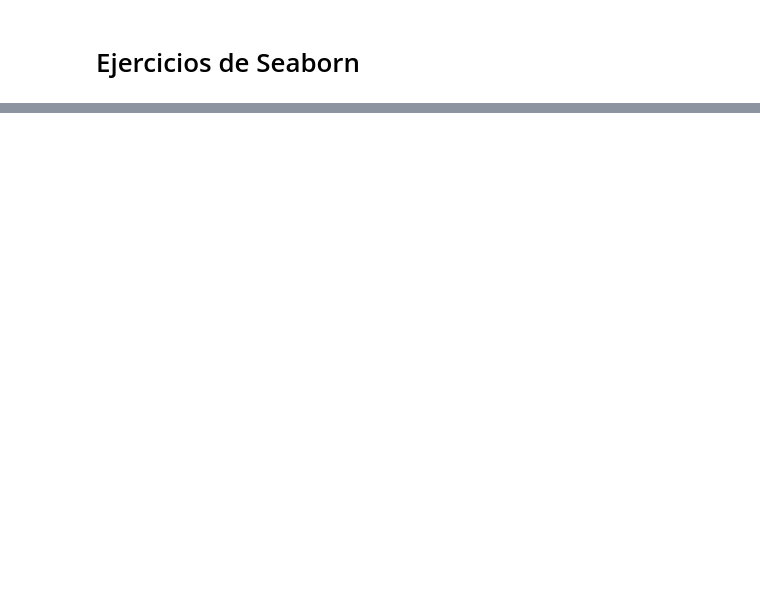
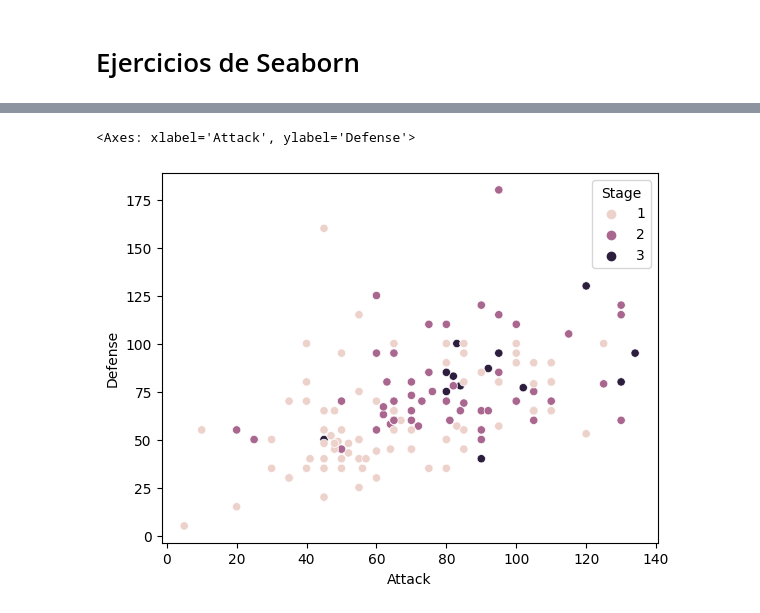
Before and after one commit to MNievas12/2503_dsft_thebridge, a Jupyter notebook: 2-Data_Analysis/4-Visualización/2-Seaborn/Ejercicios/ejercicios_Seaborn.ipynb, the cells around one changed output, grey strips where cells are left out. Saved outputs shown, nothing was run; the diff lists cells and outputs as text; code cells hidden in the pictures; blank space fills up the shorter version.

```diff
--- a/2-Data_Analysis/4-Visualización/2-Seaborn/Ejercicios/ejercicios_Seaborn.ipynb
+++ b/2-Data_Analysis/4-Visualización/2-Seaborn/Ejercicios/ejercicios_Seaborn.ipynb
@@ -14,0 +95,5 @@
+# %%
+sns.scatterplot(data=df, x="Attack", y="Defense", hue="Stage")
+# %% [output]
+<Axes: xlabel='Attack', ylabel='Defense'>
+[figure, added]
```
Also changed, not shown: parts of 47 cells of this notebook.
